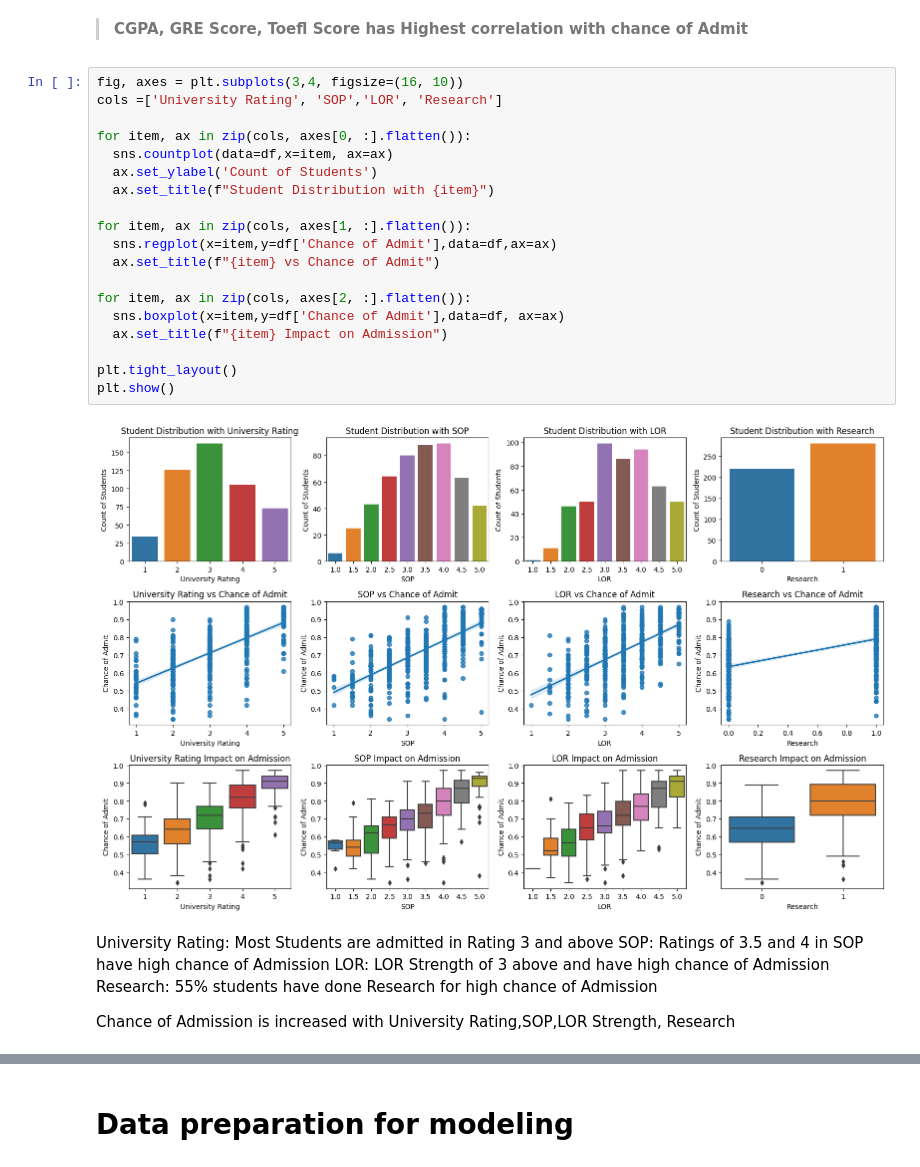
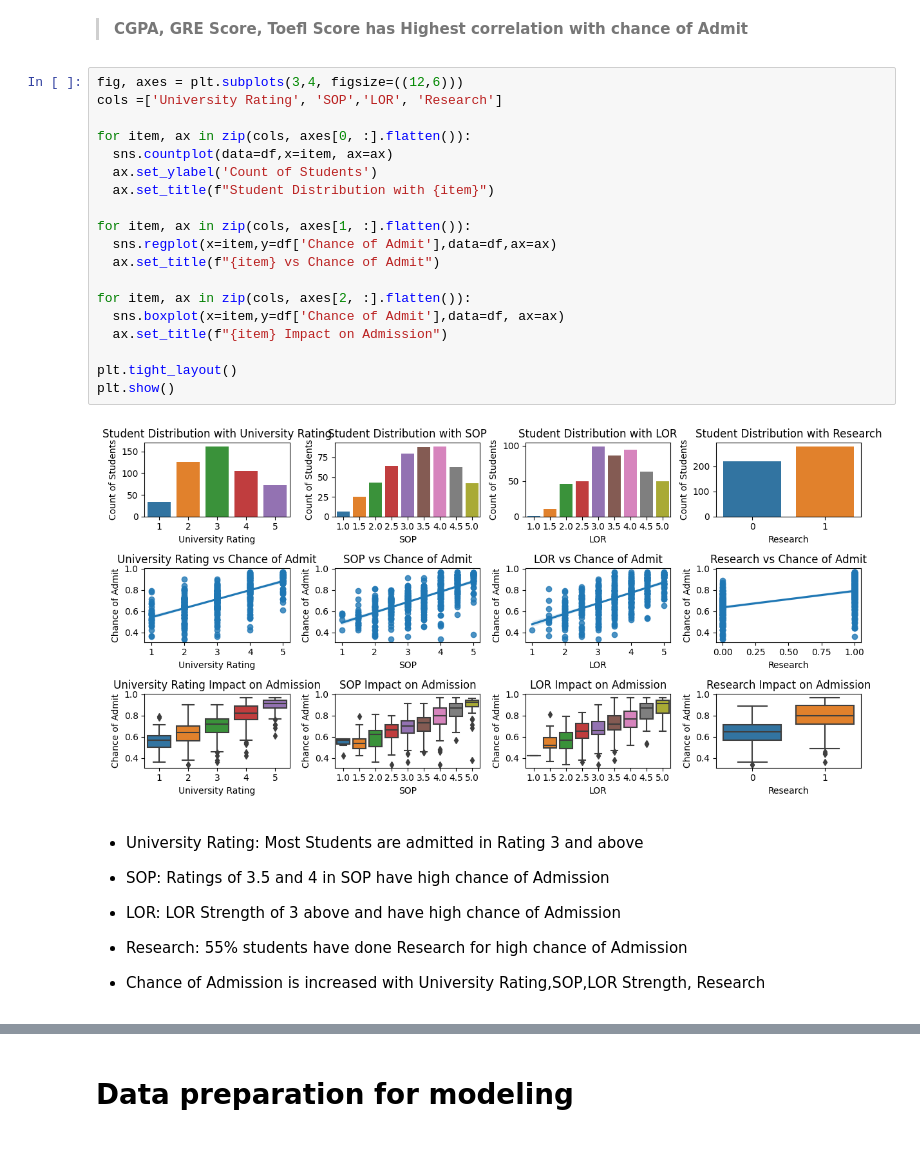
Before and after one commit to jdeepanshu/chanceadmission, a Jupyter notebook: Jamboree_Case_Study.ipynb, the cells around one changed output, grey strips where cells are left out. Saved outputs shown, nothing was run; the diff lists cells and outputs as text.

```diff
--- a/Jamboree_Case_Study.ipynb
+++ b/Jamboree_Case_Study.ipynb
@@ -183,31 +190,34 @@ plt.show()
 
 > **CGPA, GRE Score, Toefl Score has Highest correlation with chance of Admit**
 # %%
-fig, axes = plt.subplots(3,4, figsize=(16, 10))
+fig, axes = plt.subplots(3,4, figsize=((12,6)))
 cols =['University Rating', 'SOP','LOR', 'Research']
 
 for item, ax in zip(cols, axes[0, :].flatten()):
   sns.countplot(data=df,x=item, ax=ax)
   ax.set_ylabel('Count of Students')
   ax.set_title(f"Student Distribution with {item}")
 
 for item, ax in zip(cols, axes[1, :].flatten()):
   sns.regplot(x=item,y=df['Chance of Admit'],data=df,ax=ax)
   ax.set_title(f"{item} vs Chance of Admit")
 
 for item, ax in zip(cols, axes[2, :].flatten()):
   sns.boxplot(x=item,y=df['Chance of Admit'],data=df, ax=ax)
   ax.set_title(f"{item} Impact on Admission")
 
 plt.tight_layout()
 plt.show()
 # %% [output]
-[figure, old version]
+[figure, new version]
 # %% [markdown]
-University Rating: Most Students are admitted in Rating 3 and above
-SOP: Ratings of 3.5 and 4 in SOP have high chance of Admission
-LOR: LOR Strength of 3 above and have high chance of Admission
-Research: 55% students have done Research for high chance of Admission
+* University Rating: Most Students are admitted in Rating 3 and above
 
-Chance of Admission is increased with University Rating,SOP,LOR Strength, Research
+* SOP: Ratings of 3.5 and 4 in SOP have high chance of Admission
+
+* LOR: LOR Strength of 3 above and have high chance of Admission
+
+* Research: 55% students have done Research for high chance of Admission
+
+* Chance of Admission is increased with University Rating,SOP,LOR Strength, Research
 # %%
```
Also changed, not shown: parts of 20 cells of this notebook.
